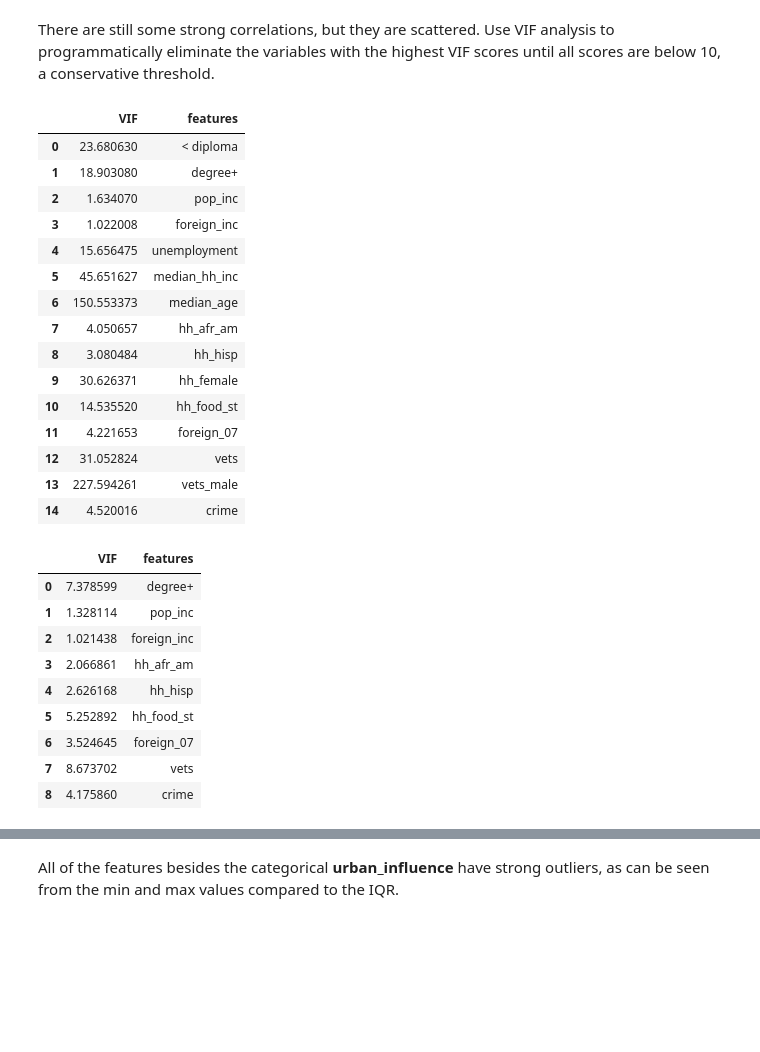
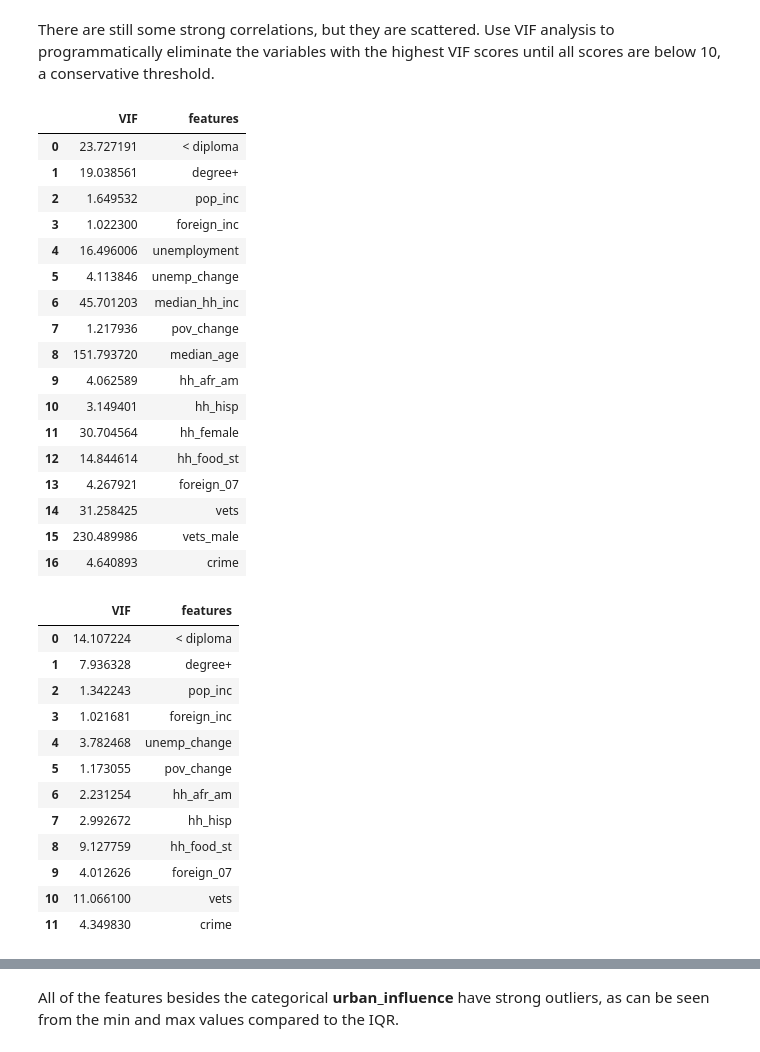
Before and after one commit to vincegiorno/drug_deaths, a Jupyter notebook: drug_deaths.ipynb, the cells around one changed output, grey strips where cells are left out. Saved outputs shown, nothing was run; the diff lists cells and outputs as text; code cells hidden in the pictures; blank space fills up the shorter version.

```diff
--- a/drug_deaths.ipynb
+++ b/drug_deaths.ipynb
@@ -97,13 +97,23 @@ data = data.set_index('FIPS').join(add_pop.set_index('FIPS'))
 unemployment = pd.read_excel('data/Unemployment.xls', skiprows=range(7), usecols=['FIPStxt', 'Unemployment_rate_2014'],
                             converters={'FIPStxt': str})
 unemployment.columns = ['FIPS', 'unemployment']
-data = data.join(unemployment.set_index('FIPS'))
+unemployment = unemployment.set_index('FIPS')
+unemployment2 = pd.read_excel('data/CLF01.xls', sheetname='Sheet9', usecols=['STCOU', 'CLF040210D'], converters={'STCOU': str})
+unemployment2.columns = ['FIPS', 'unemployment_2009']
+unemployment = unemployment.join(unemployment2.set_index('FIPS'))
+unemployment['unemp_change'] = unemployment['unemployment_2009'] - unemployment['unemployment']
+data = data.join(unemployment.drop('unemployment_2009', axis=1))
 # %%
 poverty = pd.read_excel('data/Poverty.xls', skiprows=range(2), usecols = ['FIPStxt',
                                                                          'PCTPOVALL_2014','MEDHHINC_2014'],
                        converters={'FIPStxt': str})
 poverty.columns = ['FIPS', 'poverty', 'median_hh_inc'] # poverty rate and median household income
-data = data.join(poverty.set_index('FIPS'))
+poverty = poverty.set_index('FIPS')
+poverty2 = pd.read_excel('data/IPE01.xls', sheetname='Sheet5', usecols=['STCOU', 'IPE120209D'], converters={'STCOU': str})
+poverty2.columns = ['FIPS', 'poverty_2009']
+poverty = poverty.join(poverty2.set_index('FIPS'))
+poverty['pov_change'] = poverty['poverty_2009'] - poverty['poverty']
+data = data.join(poverty.drop('poverty_2009', axis=1))
 # %%
 age = pd.read_excel('data/AGE01.xls', sheetname='Sheet2', usecols=['STCOU', 'AGE050210D'], converters={'STCOU': str})
 age.columns = ['FIPS', 'median_age']
@@ -427,42 +438,47 @@ vif["features"] = features.columns
 vif
 # %% [output]
 |  | VIF | features |
-| 0 | 23.680630 | < diploma |
-| 1 | 18.903080 | degree+ |
-| 2 | 1.634070 | pop_inc |
-| 3 | 1.022008 | foreign_inc |
-| 4 | 15.656475 | unemployment |
-| 5 | 45.651627 | median_hh_inc |
-| 6 | 150.553373 | median_age |
-| 7 | 4.050657 | hh_afr_am |
-| 8 | 3.080484 | hh_hisp |
-| 9 | 30.626371 | hh_female |
-| 10 | 14.535520 | hh_food_st |
-| 11 | 4.221653 | foreign_07 |
-| 12 | 31.052824 | vets |
-| 13 | 227.594261 | vets_male |
-| 14 | 4.520016 | crime |
+| 0 | 23.727191 | < diploma |
+| 1 | 19.038561 | degree+ |
+| 2 | 1.649532 | pop_inc |
+| 3 | 1.022300 | foreign_inc |
+| 4 | 16.496006 | unemployment |
+| 5 | 4.113846 | unemp_change |
+| 6 | 45.701203 | median_hh_inc |
+| 7 | 1.217936 | pov_change |
+| 8 | 151.793720 | median_age |
+| 9 | 4.062589 | hh_afr_am |
+| 10 | 3.149401 | hh_hisp |
+| 11 | 30.704564 | hh_female |
+| 12 | 14.844614 | hh_food_st |
+| 13 | 4.267921 | foreign_07 |
+| 14 | 31.258425 | vets |
+| 15 | 230.489986 | vets_male |
+| 16 | 4.640893 | crime |
 # %%
 max_VIF = max(vif['VIF'])
-while max_VIF > 10:
+while max_VIF > 15:
     remove = remove + list(vif[vif['VIF'] == max_VIF]['features'])
     features = data.drop(remove, axis=1)
     vif = pd.DataFrame()
     vif["VIF"] = [variance_inflation_factor(features.values, i) for i in range(features.shape[1])]
     vif["features"] = features.columns
     max_VIF = max(vif['VIF'])
 vif
 # %% [output]
 |  | VIF | features |
-| 0 | 7.378599 | degree+ |
-| 1 | 1.328114 | pop_inc |
-| 2 | 1.021438 | foreign_inc |
-| 3 | 2.066861 | hh_afr_am |
-| 4 | 2.626168 | hh_hisp |
-| 5 | 5.252892 | hh_food_st |
-| 6 | 3.524645 | foreign_07 |
-| 7 | 8.673702 | vets |
-| 8 | 4.175860 | crime |
+| 0 | 14.107224 | < diploma |
+| 1 | 7.936328 | degree+ |
+| 2 | 1.342243 | pop_inc |
+| 3 | 1.021681 | foreign_inc |
+| 4 | 3.782468 | unemp_change |
+| 5 | 1.173055 | pov_change |
+| 6 | 2.231254 | hh_afr_am |
+| 7 | 2.992672 | hh_hisp |
+| 8 | 9.127759 | hh_food_st |
+| 9 | 4.012626 | foreign_07 |
+| 10 | 11.066100 | vets |
+| 11 | 4.349830 | crime |
 # %%
 features1 = list(vif['features']) + ['urban_influence', 'death_rate']
 # %%
```
Also changed, not shown: parts of 94 cells of this notebook.
